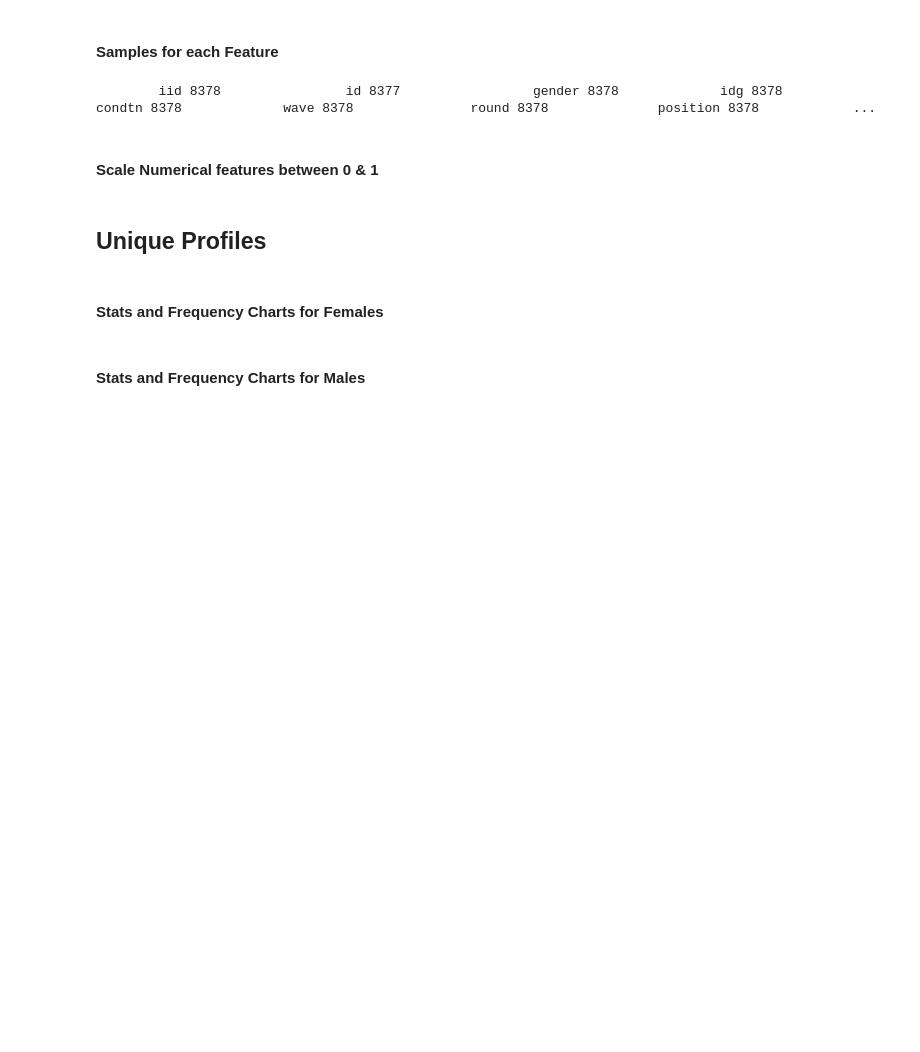
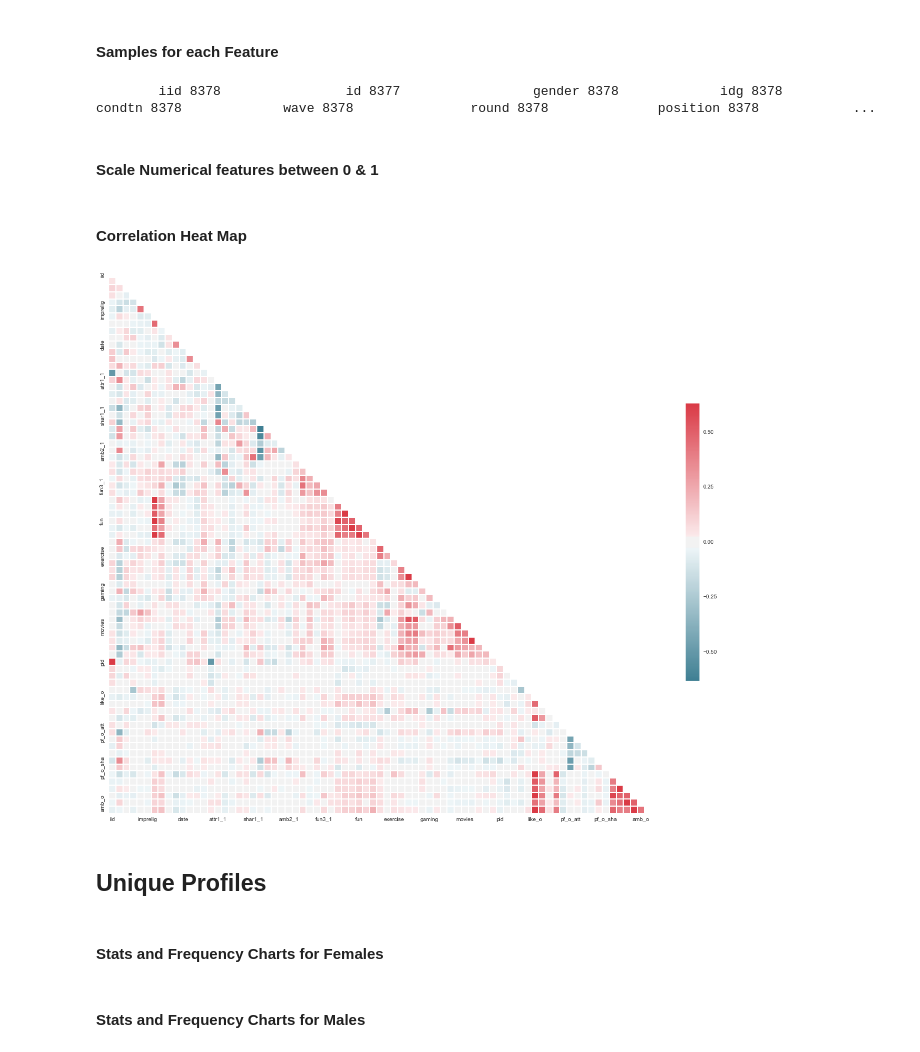
Before and after one commit to fiatveritas/Portfolio, a Jupyter notebook: Udacity_Project_5_Capstone/Love_At_First_Sight.ipynb, the cells around one changed output. Cells and saved outputs as stored; diff of their text form; code cells hidden in the pictures; blank space fills up the shorter version.

Commit message:
feat: added correlation heat map

```diff
--- a/Udacity_Project_5_Capstone/Love_At_First_Sight.ipynb
+++ b/Udacity_Project_5_Capstone/Love_At_First_Sight.ipynb
@@ -62,6 +66,12 @@ fc.convert_income_to_float(data)#income was imported as string this call convert
 fc.convert_tuition_to_float(data)#ditto, tuition was imported as strings and are converted to float
 fc.zipcode_to_float(data)
 fc.sat_to_float(data)#this function converts sat scores to float
+# %% [markdown]
+<h4>Correlation Heat Map</h4>
+# %%
+fc.make_corr(data[fc.feature_space])
+# %% [output]
+[figure, added]
 # %% [markdown]
 <h2>Unique Profiles</h2>
 # %%
```
Also changed, not shown: parts of 2 cells of this notebook, 1 other file.
